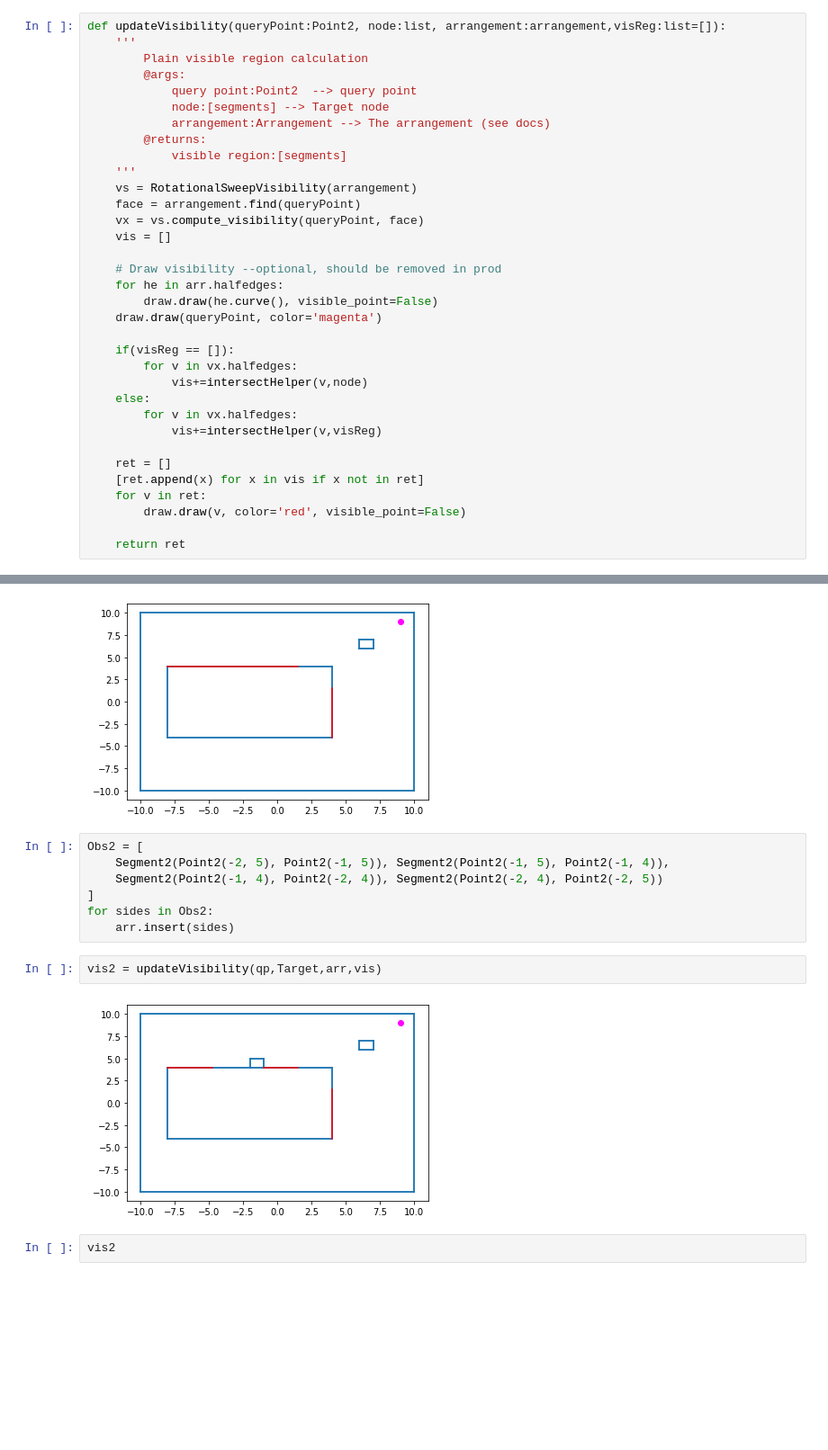
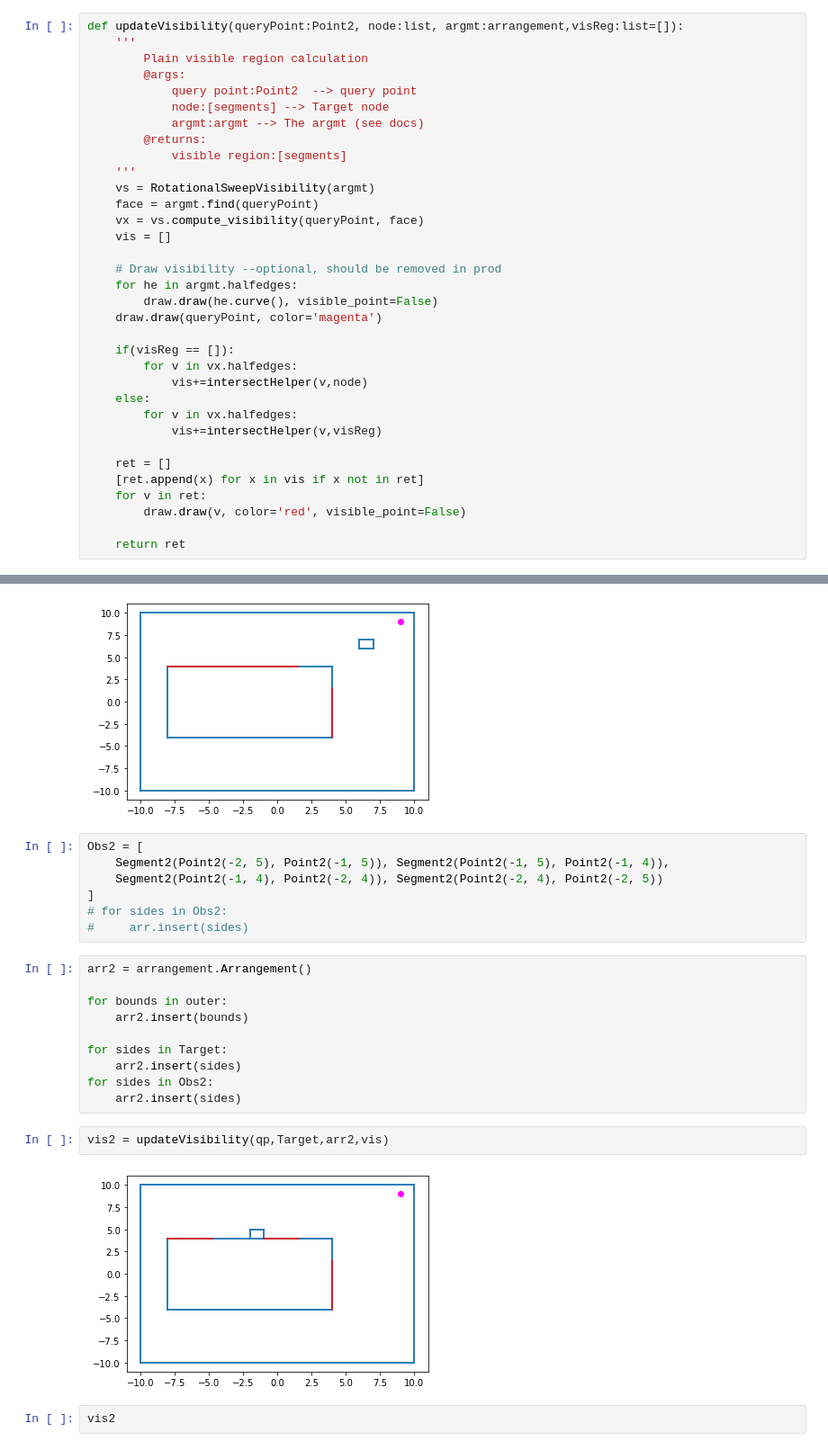
Before and after one commit to ab1nash/multi-location-visibility, a Jupyter notebook: skgeom_polygons.ipynb, the cells around one changed output, grey strips where cells are left out. Shown at 90% size. Drawn from its saved outputs; the diff is of its cells as text; blank space fills up the shorter version.

Commit message:
Fixed a nasty visibility arrangement bug, mainQD is working correctly

```diff
--- a/skgeom_polygons.ipynb
+++ b/skgeom_polygons.ipynb
@@ -62,23 +62,23 @@ def intersectHelper(segment, node:list):
 
     return ret
 # %%
-def updateVisibility(queryPoint:Point2, node:list, arrangement:arrangement,visReg:list=[]):
+def updateVisibility(queryPoint:Point2, node:list, argmt:arrangement,visReg:list=[]):
     '''
         Plain visible region calculation
         @args:
             query point:Point2  --> query point
             node:[segments] --> Target node
-            arrangement:Arrangement --> The arrangement (see docs)
+            argmt:argmt --> The argmt (see docs)
         @returns:
             visible region:[segments]
     '''
-    vs = RotationalSweepVisibility(arrangement)
-    face = arrangement.find(queryPoint)
+    vs = RotationalSweepVisibility(argmt)
+    face = argmt.find(queryPoint)
     vx = vs.compute_visibility(queryPoint, face)
     vis = []
 
     # Draw visibility --optional, should be removed in prod
-    for he in arr.halfedges:
+    for he in argmt.halfedges:
         draw.draw(he.curve(), visible_point=False)
     draw.draw(queryPoint, color='magenta')
 
@@ -133,12 +133,22 @@ Obs2 = [
     Segment2(Point2(-2, 5), Point2(-1, 5)), Segment2(Point2(-1, 5), Point2(-1, 4)),
     Segment2(Point2(-1, 4), Point2(-2, 4)), Segment2(Point2(-2, 4), Point2(-2, 5))
 ]
-for sides in Obs2:
-    arr.insert(sides)
+# for sides in Obs2:
+#     arr.insert(sides)
+# %%
+arr2 = arrangement.Arrangement()
+
+for bounds in outer:
+    arr2.insert(bounds)
+
+for sides in Target:
+    arr2.insert(sides)
+for sides in Obs2:
+    arr2.insert(sides)
 # %%
-vis2 = updateVisibility(qp,Target,arr,vis)
+vis2 = updateVisibility(qp,Target,arr2,vis)
 # %% [output]
-[figure, old version]
+[figure, new version]
 # %%
 vis2
 # %% [output]
```
Also changed, not shown: 8 other files.
